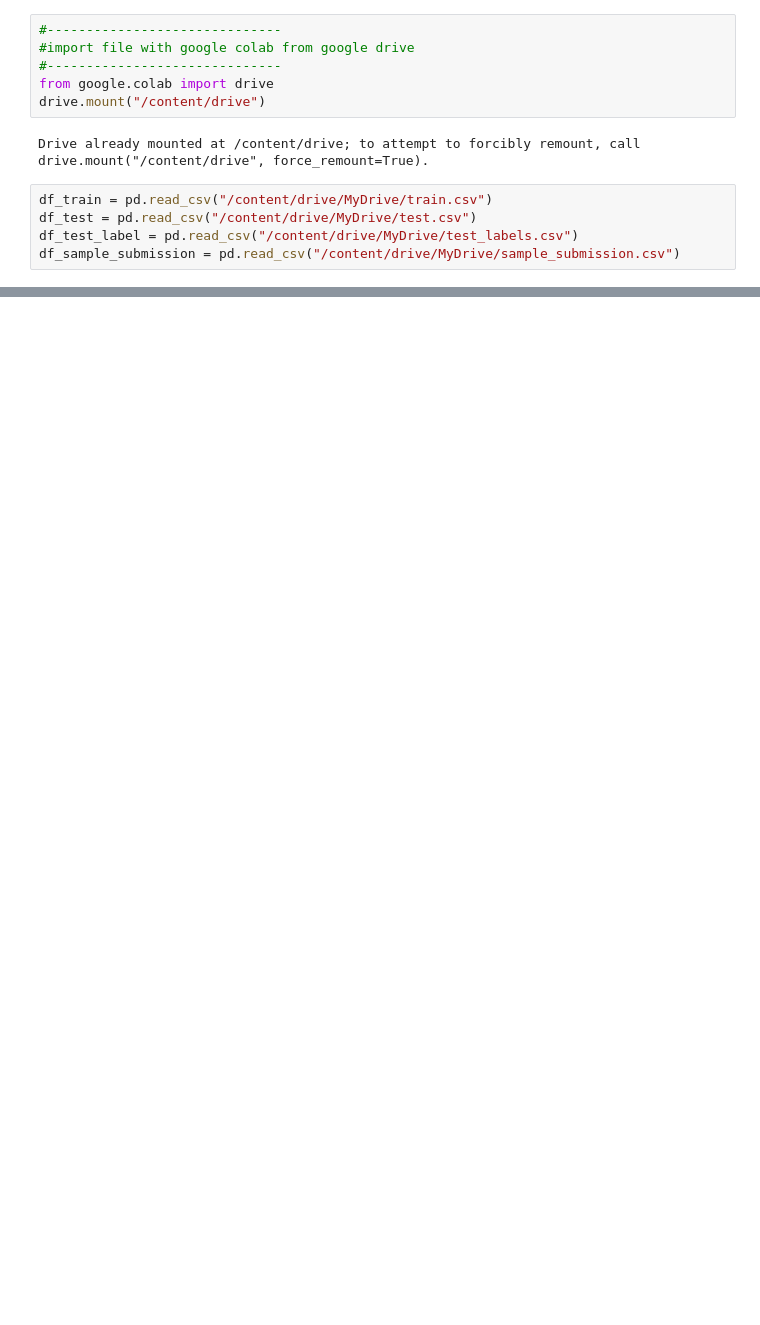
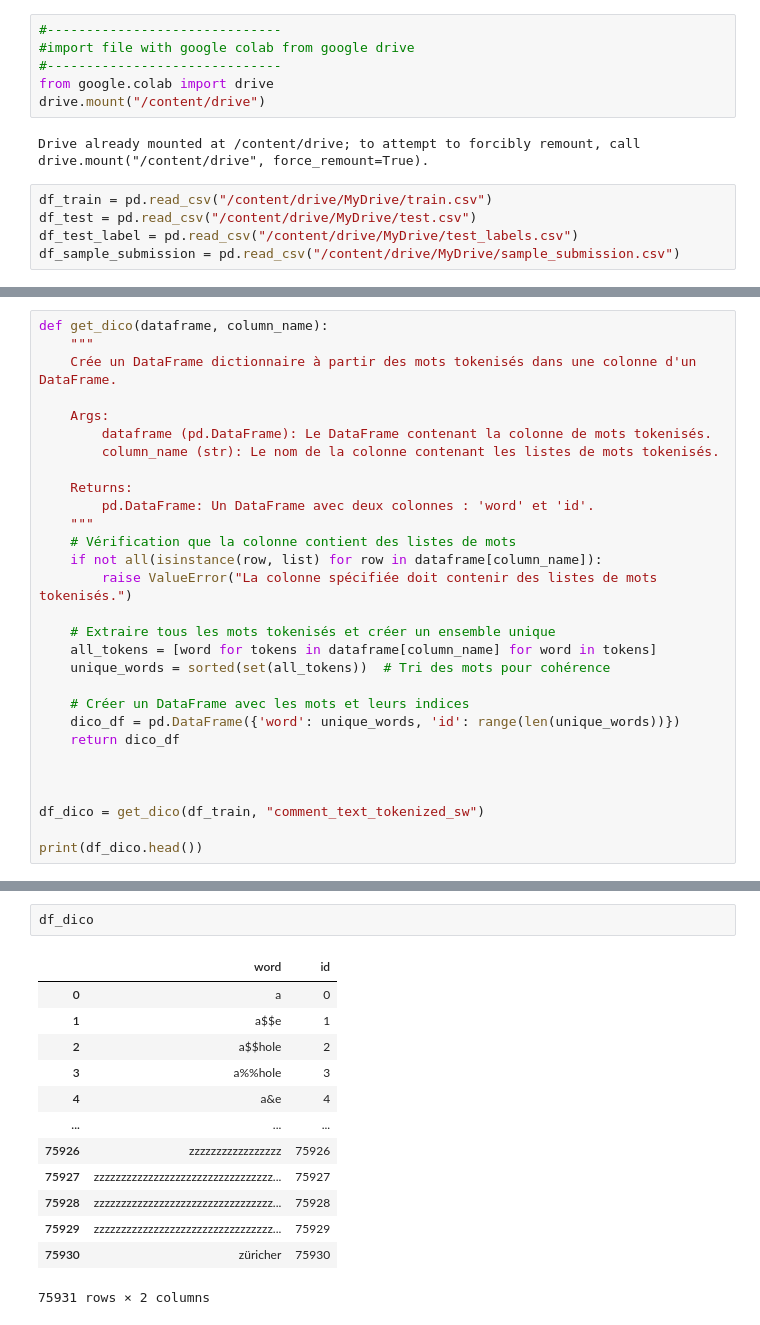
Before and after one commit to kakao95490/ToxicDetector, a Jupyter notebook: Data_Preprocess.ipynb, the cells around one changed output, grey strips where cells are left out. Saved outputs shown, nothing was run; the diff lists cells and outputs as text; blank space fills up the shorter version.

```diff
--- a/Data_Preprocess.ipynb
+++ b/Data_Preprocess.ipynb
@@ -100,0 +404,29 @@ df_test.to_csv("test_preprocessed.csv", index=False)
+# %%
+def get_dico(dataframe, column_name):
+    """
+    Crée un DataFrame dictionnaire à partir des mots tokenisés dans une colonne d'un DataFrame.
+
+    Args:
+        dataframe (pd.DataFrame): Le DataFrame contenant la colonne de mots tokenisés.
+        column_name (str): Le nom de la colonne contenant les listes de mots tokenisés.
+
+    Returns:
+        pd.DataFrame: Un DataFrame avec deux colonnes : 'word' et 'id'.
+    """
+    # Vérification que la colonne contient des listes de mots
+    if not all(isinstance(row, list) for row in dataframe[column_name]):
+        raise ValueError("La colonne spécifiée doit contenir des listes de mots tokenisés.")
+
+    # Extraire tous les mots tokenisés et créer un ensemble unique
+    all_tokens = [word for tokens in dataframe[column_name] for word in tokens]
+    unique_words = sorted(set(all_tokens))  # Tri des mots pour cohérence
+
+    # Créer un DataFrame avec les mots et leurs indices
+    dico_df = pd.DataFrame({'word': unique_words, 'id': range(len(unique_words))})
+    return dico_df
+
+
+
+df_dico = get_dico(df_train, "comment_text_tokenized_sw")
+
+print(df_dico.head())
@@ -100,0 +472,16 @@ df_test.to_csv("test_preprocessed.csv", index=False)
+# %%
+df_dico
+# %% [output]
+|  | word | id |
+| 0 | a | 0 |
+| 1 | a$$e | 1 |
+| 2 | a$$hole | 2 |
+| 3 | a%%hole | 3 |
+| 4 | a&e | 4 |
+| ... | ... | ... |
+| 75926 | zzzzzzzzzzzzzzzzz | 75926 |
+| 75927 | zzzzzzzzzzzzzzzzzzzzzzzzzzzzzzzzz... | 75927 |
+| 75928 | zzzzzzzzzzzzzzzzzzzzzzzzzzzzzzzzz... | 75928 |
+| 75929 | zzzzzzzzzzzzzzzzzzzzzzzzzzzzzzzzz... | 75929 |
+| 75930 | züricher | 75930 |
+75931 rows × 2 columns
```
Also changed, not shown: parts of 31 cells of this notebook, 4 other files.
